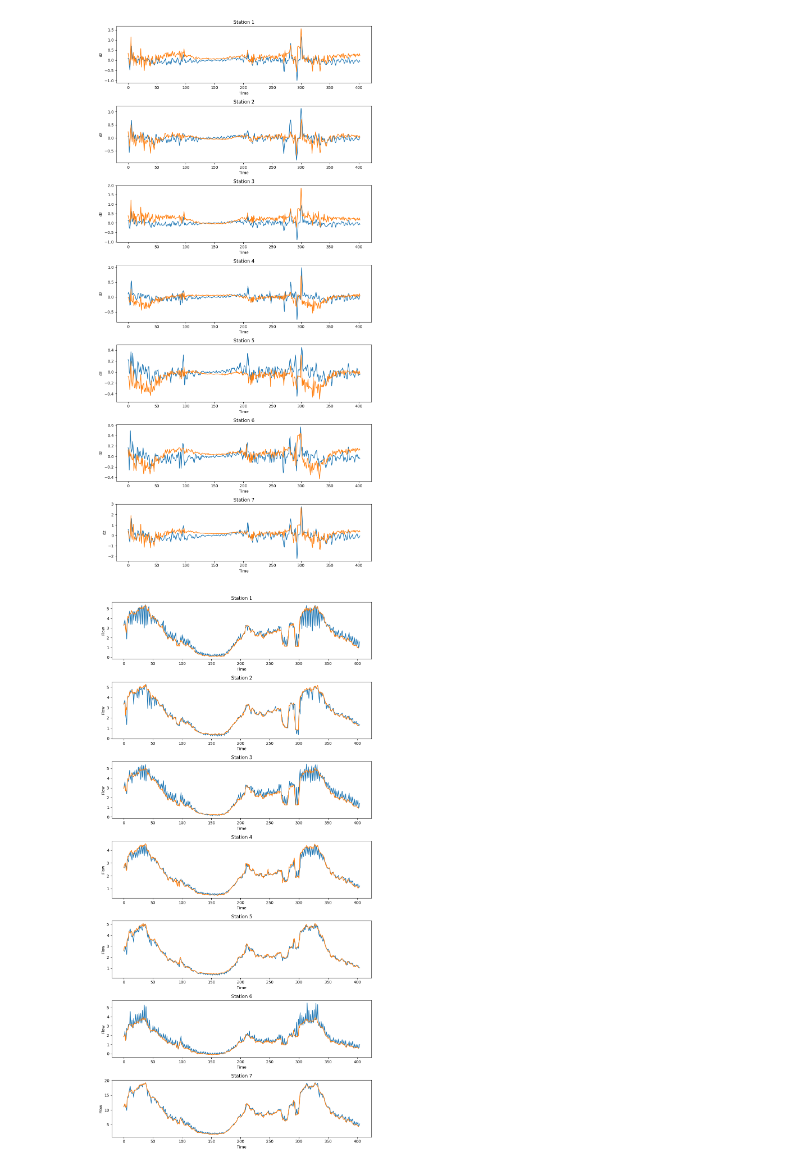
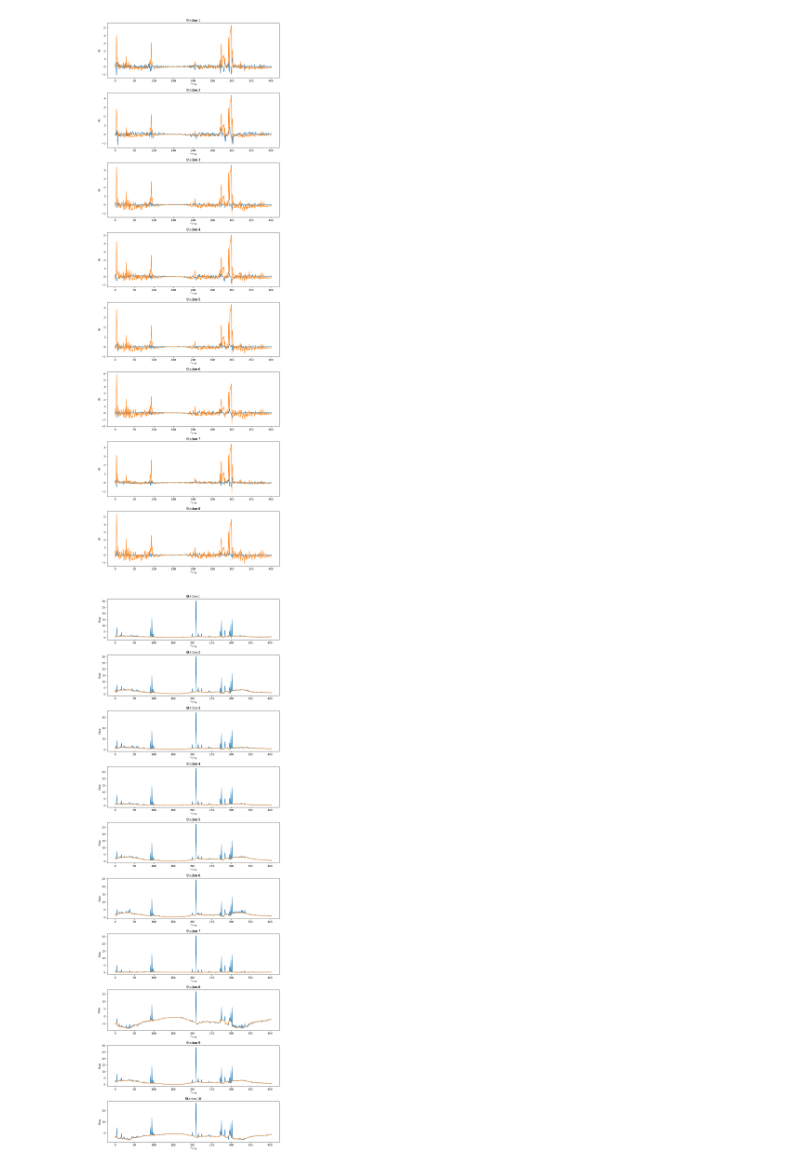
Before and after one commit to wzh96/Traffic_Network_Flow_Dynamics, a Jupyter notebook: Result_visualization.ipynb, the cells around one changed output. Saved outputs shown, nothing was run; the diff lists cells and outputs as text; code cells hidden in the pictures.

```diff
--- a/Result_visualization.ipynb
+++ b/Result_visualization.ipynb
@@ -9,10 +11,11 @@ params['embedding_dimension'] = 3
-# %%
-# with open('Results/final_output.pkl', 'rb') as f:
-#     results = pickle.load(f)
-with open('Results/Model3/final_output.pkl', 'rb') as f:
-    results = pickle.load(f)
 # %%
+with open('Results/final_output.pkl', 'rb') as f:
+    results = pickle.load(f)
+
 X_ori = results['x'].cpu().detach().numpy()
 z = results['z'].cpu().detach().numpy()
 sindy_coeff = results['sindy_coefficients'].cpu().detach().numpy()
 Theta = results['Theta'].cpu().detach().numpy()
+
+measured_index = [i*params['embedding_dimension'] for i in range(params['partial_measurement'])]
+X_ori = X_ori[:, measured_index]
@@ -32,3 +21,0 @@ X_noMeasure = X_noMeasure_H[:,0].reshape(-1,1)
-# %%
-#Combine measured station with not measured station
-X_ori = np.concatenate((X_ori, X_noMeasure), axis=1)
@@ -54,0 +51,17 @@ plt.show()
+# %%
+fig, axs = plt.subplots(nrows=params['latent_dim'] - params['partial_measurement'], ncols=1, figsize=(10, 10))
+
+# Plot each column in a separate subplot
+for i in range(params['partial_measurement'],z.shape[1]):
+    #axs[i].plot(X_ori[:, i])
+    axs[i-params['partial_measurement']].plot(z[:,i])
+
+# Add titles and axis labels to the subplots
+for i, ax in enumerate(axs):
+    ax.set_title(f'Latent Dim {i+1}')
+    ax.set_xlabel('Time')
+    ax.set_ylabel('Flow')
+
+# Show the figure
+plt.tight_layout()
+plt.show()
@@ -56,24 +71,24 @@ plt.show()
 dz_predict = results['dz_predict'].cpu().detach().numpy()
 dz = results['dz'].cpu().detach().numpy()
 # %%
-fig, axs = plt.subplots(nrows=X_ori.shape[1], ncols=1, figsize=(10, 20))
+fig, axs = plt.subplots(nrows=z.shape[1], ncols=1, figsize=(10, 30))
 
 # Plot each column in a separate subplot
-for i in range(X_ori.shape[1]):
+for i in range(z.shape[1]):
     axs[i].plot(dz[:, i])
     axs[i].plot(dz_predict[:,i])
 
 # Add titles and axis labels to the subplots
 for i, ax in enumerate(axs):
     ax.set_title(f'Station {i+1}')
     ax.set_xlabel('Time')
     ax.set_ylabel('dz')
 
 # Show the figure
 plt.tight_layout()
 plt.show()
 # %% [output]
-[figure, old version]
+[figure, new version]
 # %%
 #Simulate data with discovered governing equations
 total_sim_timestep = 405
@@ -92,10 +107,10 @@ for t in range(0,total_sim_timestep,total_pred_step):
         sim_result[t+s,:] = z_init
         z_init = np.array(z_new)
 # %%
-fig, axs = plt.subplots(nrows=X_ori.shape[1], ncols=1, figsize=(10, 20))
+fig, axs = plt.subplots(nrows=z.shape[1], ncols=1, figsize=(10, 30))
 
 # Plot each column in a separate subplot
-for i in range(X_ori.shape[1]):
+for i in range(z.shape[1]):
     axs[i].plot(sim_result[:, i])
     axs[i].plot(z[:,i])
 
@@ -109,4 +124,4 @@ for i, ax in enumerate(axs):
 plt.tight_layout()
 plt.show()
 # %% [output]
-[figure, old version]
+[figure, new version]
```
Also changed, not shown: parts of 9 cells of this notebook, 22 other files.
